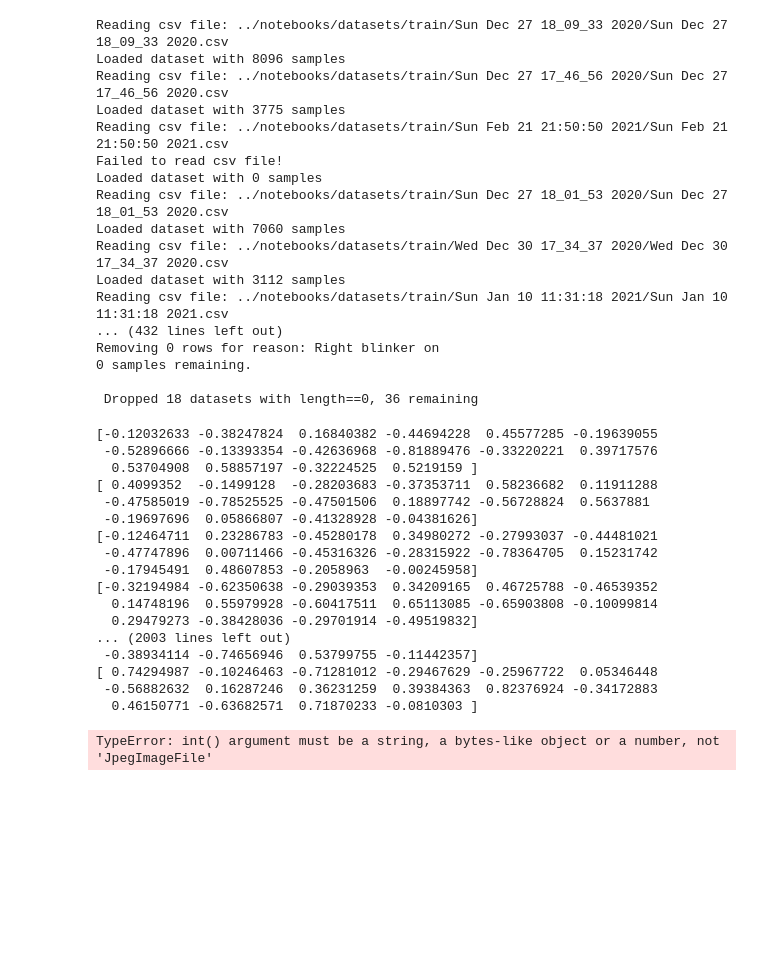
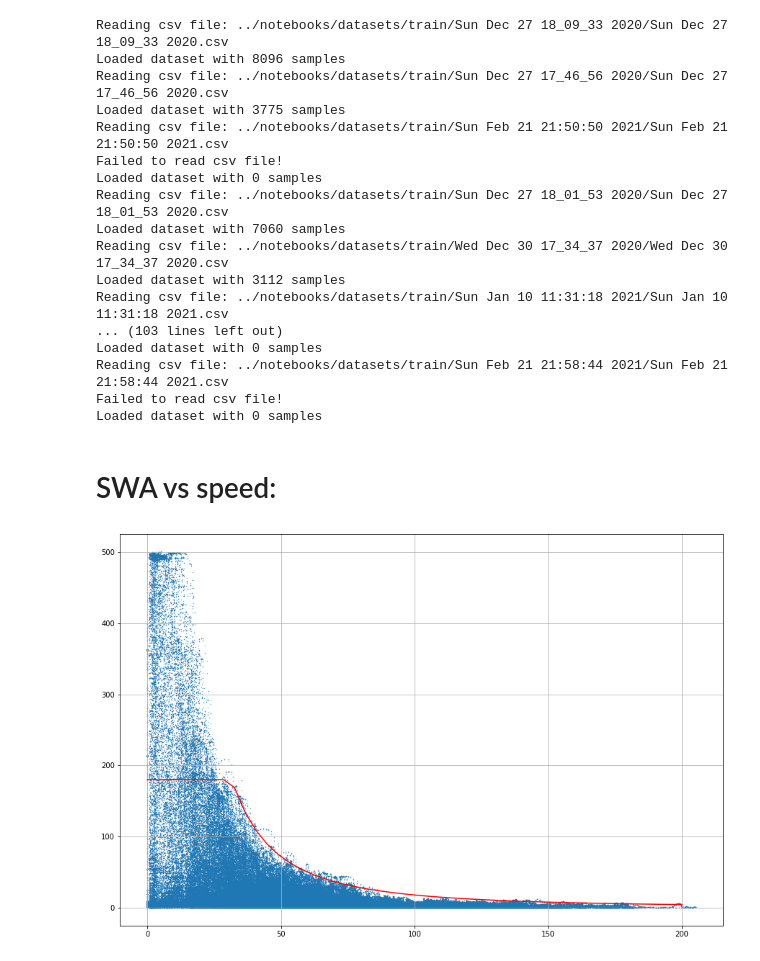
Before and after one commit to korbinianbauer/diypilot, a Jupyter notebook: notebooks/MultiRoadDataset Tests.ipynb, the cells around one changed output. Drawn from its saved outputs; the diff is of its cells as text; code cells hidden in the pictures; blank space fills up the shorter version.

```diff
--- a/notebooks/MultiRoadDataset Tests.ipynb
+++ b/notebooks/MultiRoadDataset Tests.ipynb
@@ -40,8 +40,6 @@ multi_train_dataset = MultiRoadDataset(column_names, batch_size=my_batch_size)
 
 for train_dataset_path in train_dataset_paths:
     multi_train_dataset.addRoadDataset(train_dataset_path[0], train_dataset_path[1])
-
-multi_train_dataset.clean()
 # %% [output]
 Reading csv file: ../notebooks/datasets/train/Sun Dec 27 18_09_33 2020/Sun Dec 27 18_09_33 2020.csv
 Loaded dataset with 8096 samples
@@ -55,34 +53,36 @@ Loaded dataset with 7060 samples
 Reading csv file: ../notebooks/datasets/train/Wed Dec 30 17_34_37 2020/Wed Dec 30 17_34_37 2020.csv
 Loaded dataset with 3112 samples
 Reading csv file: ../notebooks/datasets/train/Sun Jan 10 11:31:18 2021/Sun Jan 10 11:31:18 2021.csv
-... (432 lines left out)
-Removing 0 rows for reason: Right blinker on
-0 samples remaining.
-
- Dropped 18 datasets with length==0, 36 remaining
+... (103 lines left out)
+Loaded dataset with 0 samples
+Reading csv file: ../notebooks/datasets/train/Sun Feb 21 21:58:44 2021/Sun Feb 21 21:58:44 2021.csv
+Failed to read csv file!
+Loaded dataset with 0 samples
-# %%
-for batch in multi_train_dataset:
-
-    features = batch[0]
-    labels = batch[1]
-
-    print(labels)
-# %% [output]
-[-0.12032633 -0.38247824  0.16840382 -0.44694228  0.45577285 -0.19639055
- -0.52896666 -0.13393354 -0.42636968 -0.81889476 -0.33220221  0.39717576
-  0.53704908  0.58857197 -0.32224525  0.5219159 ]
-[ 0.4099352  -0.1499128  -0.28203683 -0.37353711  0.58236682  0.11911288
- -0.47585019 -0.78525525 -0.47501506  0.18897742 -0.56728824  0.5637881
- -0.19697696  0.05866807 -0.41328928 -0.04381626]
-[-0.12464711  0.23286783 -0.45280178  0.34980272 -0.27993037 -0.44481021
- -0.47747896  0.00711466 -0.45316326 -0.28315922 -0.78364705  0.15231742
- -0.17945491  0.48607853 -0.2058963  -0.00245958]
-[-0.32194984 -0.62350638 -0.29039353  0.34209165  0.46725788 -0.46539352
-  0.14748196  0.55979928 -0.60417511  0.65113085 -0.65903808 -0.10099814
-  0.29479273 -0.38428036 -0.29701914 -0.49519832]
-... (2003 lines left out)
- -0.38934114 -0.74656946  0.53799755 -0.11442357]
-[ 0.74294987 -0.10246463 -0.71281012 -0.29467629 -0.25967722  0.05346448
- -0.56882632  0.16287246  0.36231259  0.39384363  0.82376924 -0.34172883
-  0.46150771 -0.63682571  0.71870233 -0.0810303 ]
-TypeError: int() argument must be a string, a bytes-like object or a number, not 'JpegImageFile'
+# %% [markdown]
+# SWA vs speed:
+# %%
+swas = multi_train_dataset.get_csv()['steering_wheel_angle']
+speeds = multi_train_dataset.get_csv()['speed']
+
+#remove -999 dummy speed value
+no_speeds_indices = speeds[speeds < 0].index
+speeds = speeds.drop(no_speeds_indices)
+swas = swas.drop(no_speeds_indices)
+swas = abs(swas)
+
+
+from matplotlib import pyplot as plt
+plt.figure(figsize=(15,10))
+plt.grid(True)
+plt.scatter(x=speeds, y=swas, s=.1)
+
+vel = np.linspace(0, 200)
+envelope = 180000/(vel**2)
+envelope = np.clip(envelope, 0, 180)
+
+plt.plot(vel, envelope, color='red')
+
+#plt.ylim(0, 50)
+plt.show()
+# %% [output]
+[figure, added]
```
Also changed, not shown: parts of 10 cells of this notebook, 9 other files.
